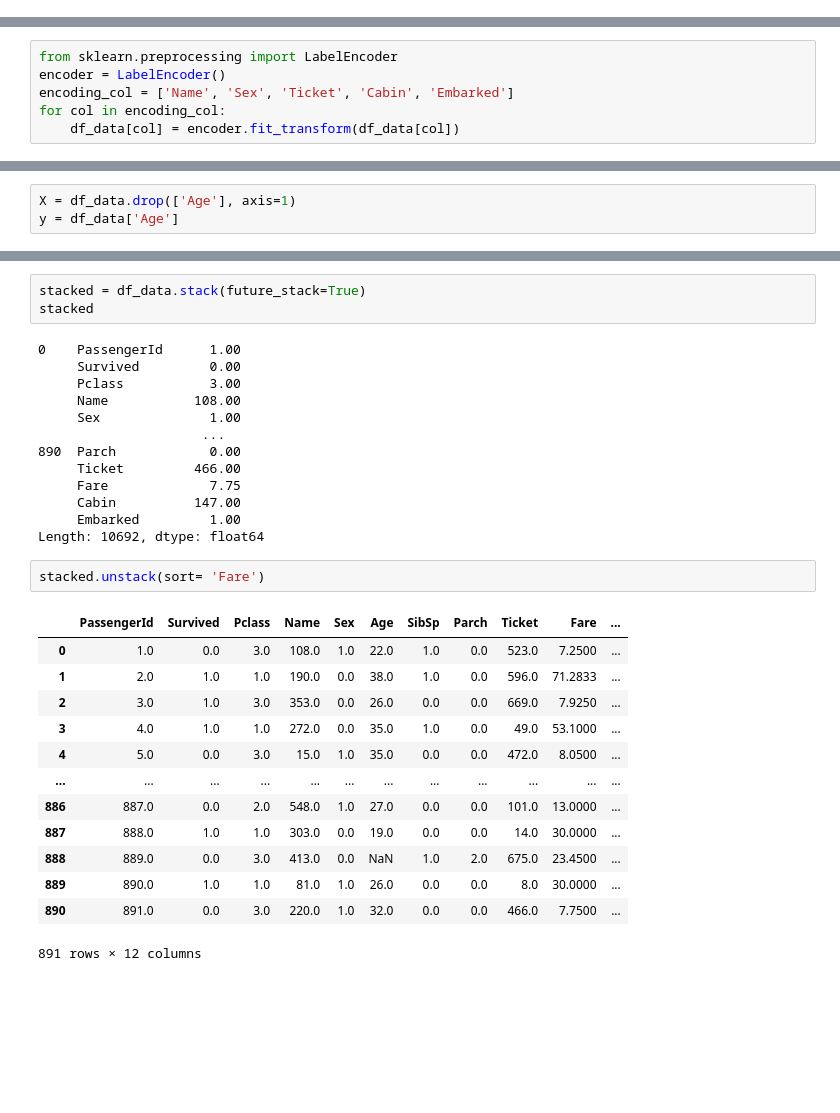
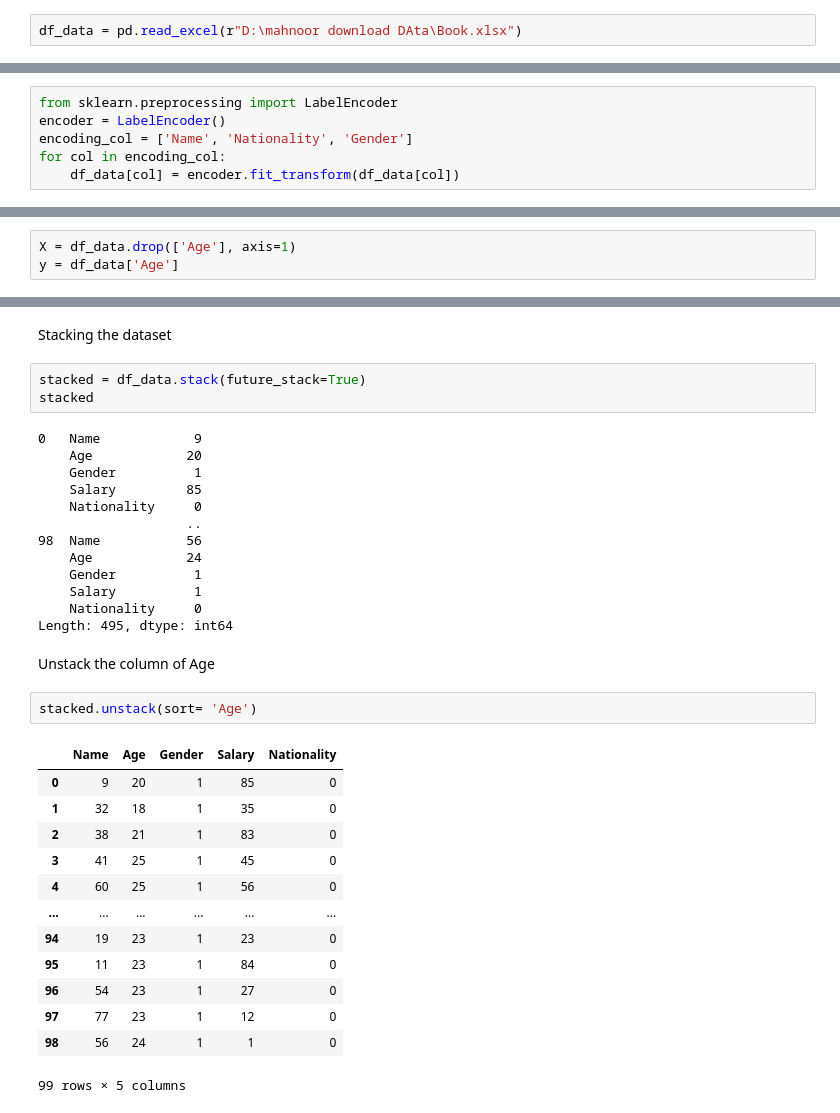
Before and after one commit to MAHNOORIZZAT-AI/DEP, a Jupyter notebook: pandas.ipynb, the cells around one changed output, grey strips where cells are left out. Drawn from its saved outputs; the diff is of its cells as text; blank space fills up the shorter version.

```diff
--- a/pandas.ipynb
+++ b/pandas.ipynb
@@ -255,0 +8,2 @@ df_data = pd.read_csv(r"C:\Users\AWAIS LAPTOP STORE\Desktop\Python\data\titanic.
+# %%
+df_data = pd.read_excel(r"D:\mahnoor download DAta\Book.xlsx")
@@ -326,7 +161,7 @@ df_data.isnull().sum
 # %%
 from sklearn.preprocessing import LabelEncoder
 encoder = LabelEncoder()
-encoding_col = ['Name', 'Sex', 'Ticket', 'Cabin', 'Embarked']
+encoding_col = ['Name', 'Nationality', 'Gender']
 for col in encoding_col:
     df_data[col] = encoder.fit_transform(df_data[col])
 # %%
@@ -400,33 +236,37 @@ df_data.groupby('Name')[['Fare', 'Sex']].mean()
+# %% [markdown]
+Stacking the dataset
 # %%
 stacked = df_data.stack(future_stack=True)
 stacked
 # %% [output]
-0    PassengerId      1.00
-     Survived         0.00
-     Pclass           3.00
-     Name           108.00
-     Sex              1.00
-                     ...
-890  Parch            0.00
-     Ticket         466.00
-     Fare             7.75
-     Cabin          147.00
-     Embarked         1.00
-Length: 10692, dtype: float64
+0   Name            9
+    Age            20
+    Gender          1
+    Salary         85
+    Nationality     0
+                   ..
+98  Name           56
+    Age            24
+    Gender          1
+    Salary          1
+    Nationality     0
+Length: 495, dtype: int64
+# %% [markdown]
+Unstack the column of Age
 # %%
-stacked.unstack(sort= 'Fare')
+stacked.unstack(sort= 'Age')
 # %% [output]
-|  | PassengerId | Survived | Pclass | Name | Sex | Age | SibSp | Parch | Ticket | Fare | ... |
-| 0 | 1.0 | 0.0 | 3.0 | 108.0 | 1.0 | 22.0 | 1.0 | 0.0 | 523.0 | 7.2500 | ... |
-| 1 | 2.0 | 1.0 | 1.0 | 190.0 | 0.0 | 38.0 | 1.0 | 0.0 | 596.0 | 71.2833 | ... |
-| 2 | 3.0 | 1.0 | 3.0 | 353.0 | 0.0 | 26.0 | 0.0 | 0.0 | 669.0 | 7.9250 | ... |
-| 3 | 4.0 | 1.0 | 1.0 | 272.0 | 0.0 | 35.0 | 1.0 | 0.0 | 49.0 | 53.1000 | ... |
-| 4 | 5.0 | 0.0 | 3.0 | 15.0 | 1.0 | 35.0 | 0.0 | 0.0 | 472.0 | 8.0500 | ... |
-| ... | ... | ... | ... | ... | ... | ... | ... | ... | ... | ... | ... |
-| 886 | 887.0 | 0.0 | 2.0 | 548.0 | 1.0 | 27.0 | 0.0 | 0.0 | 101.0 | 13.0000 | ... |
-| 887 | 888.0 | 1.0 | 1.0 | 303.0 | 0.0 | 19.0 | 0.0 | 0.0 | 14.0 | 30.0000 | ... |
-| 888 | 889.0 | 0.0 | 3.0 | 413.0 | 0.0 | NaN | 1.0 | 2.0 | 675.0 | 23.4500 | ... |
-| 889 | 890.0 | 1.0 | 1.0 | 81.0 | 1.0 | 26.0 | 0.0 | 0.0 | 8.0 | 30.0000 | ... |
-| 890 | 891.0 | 0.0 | 3.0 | 220.0 | 1.0 | 32.0 | 0.0 | 0.0 | 466.0 | 7.7500 | ... |
+|  | Name | Age | Gender | Salary | Nationality |
+| 0 | 9 | 20 | 1 | 85 | 0 |
+| 1 | 32 | 18 | 1 | 35 | 0 |
+| 2 | 38 | 21 | 1 | 83 | 0 |
+| 3 | 41 | 25 | 1 | 45 | 0 |
+| 4 | 60 | 25 | 1 | 56 | 0 |
+| ... | ... | ... | ... | ... | ... |
+| 94 | 19 | 23 | 1 | 23 | 0 |
+| 95 | 11 | 23 | 1 | 84 | 0 |
+| 96 | 54 | 23 | 1 | 27 | 0 |
+| 97 | 77 | 23 | 1 | 12 | 0 |
+| 98 | 56 | 24 | 1 | 1 | 0 |
-891 rows × 12 columns
+99 rows × 5 columns
 # %%
```
Also changed, not shown: parts of 63 cells of this notebook.
